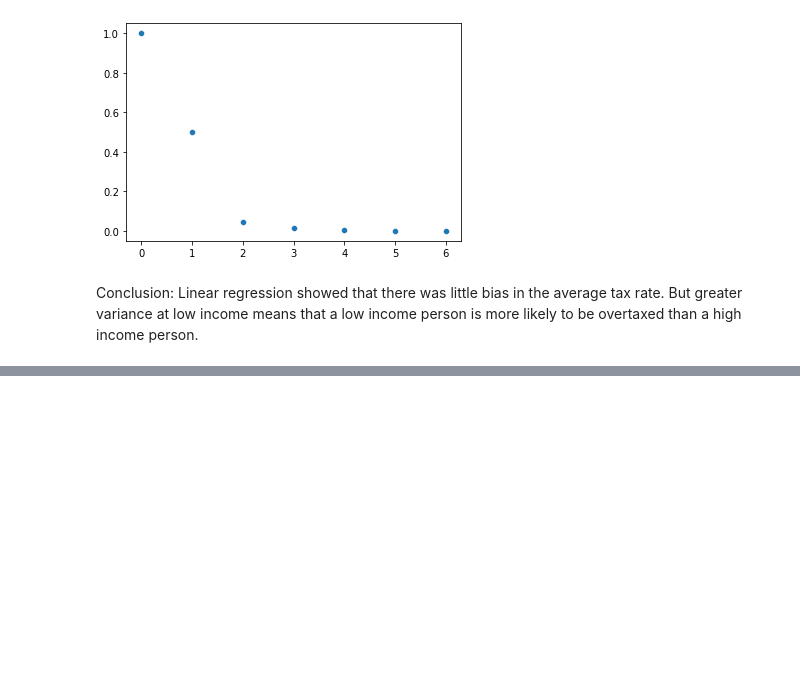
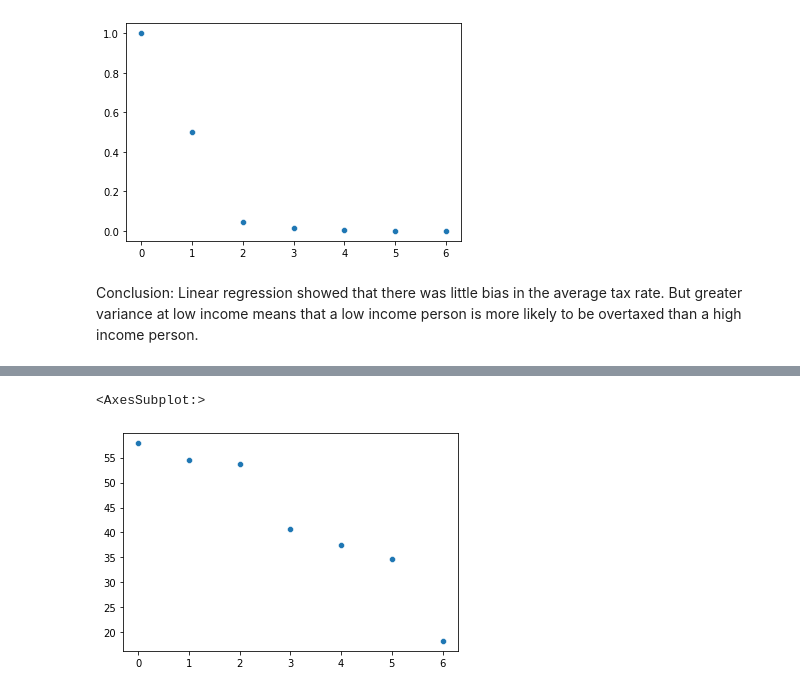
Before and after one commit to RossHyman/The-Over-valuation-of-Bungalow-in-the-Bell-School-Area-of-Chicago, a Jupyter notebook: Property_Values/notebooks/effectivetax.ipynb, the cells around one changed output, grey strips where cells are left out. Cells and saved outputs as stored; diff of their text form; code cells hidden in the pictures; blank space fills up the shorter version.

```diff
--- a/Property_Values/notebooks/effectivetax.ipynb
+++ b/Property_Values/notebooks/effectivetax.ipynb
@@ -188,0 +237,12 @@ Conclusion: Linear regression showed that there was little bias in the average t
+# %%
+median_rate = df_medians.rate.median()
+median_income=np.empty(7)
+total =np.empty(7)
+for n in range(0,7):
+    median_income[n] = df_medians[df_medians.rate>n*median_rate].incomeperthou.median()
+    total[n] = df_medians[df_medians.rate>n*median_rate].shape[0]
+# %%
+sns.scatterplot(x=range(0,7), y= median_income)
+# %% [output]
+<AxesSubplot:>
+[figure, added]
```
Also changed, not shown: parts of 16 cells of this notebook, 16 other files.
